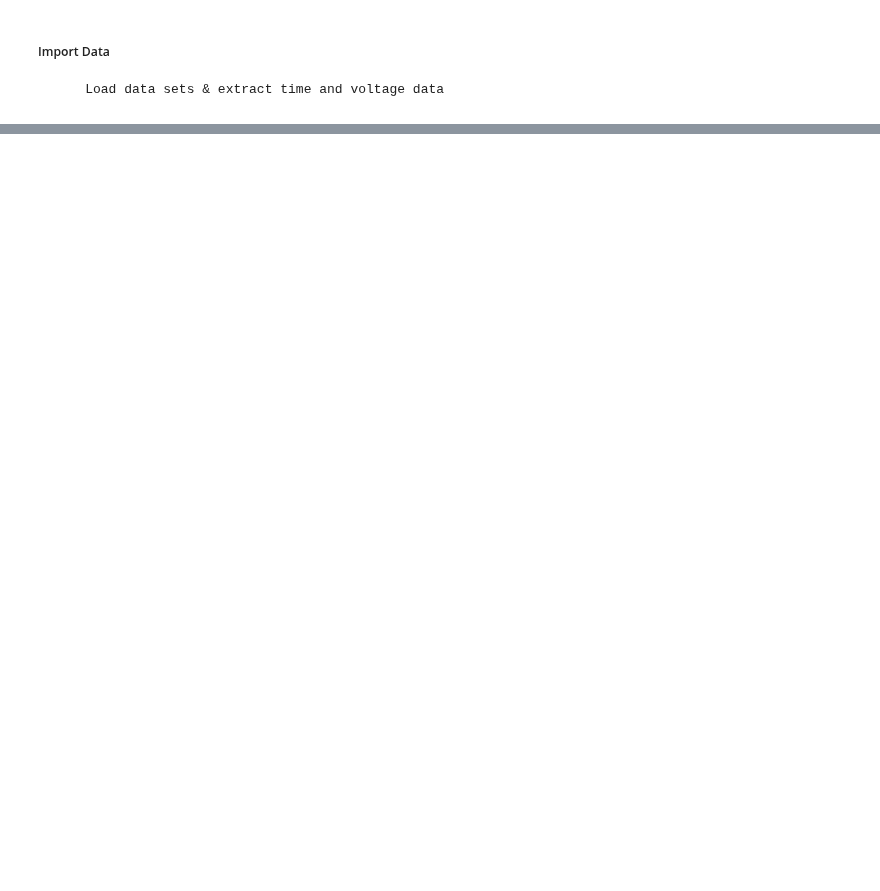
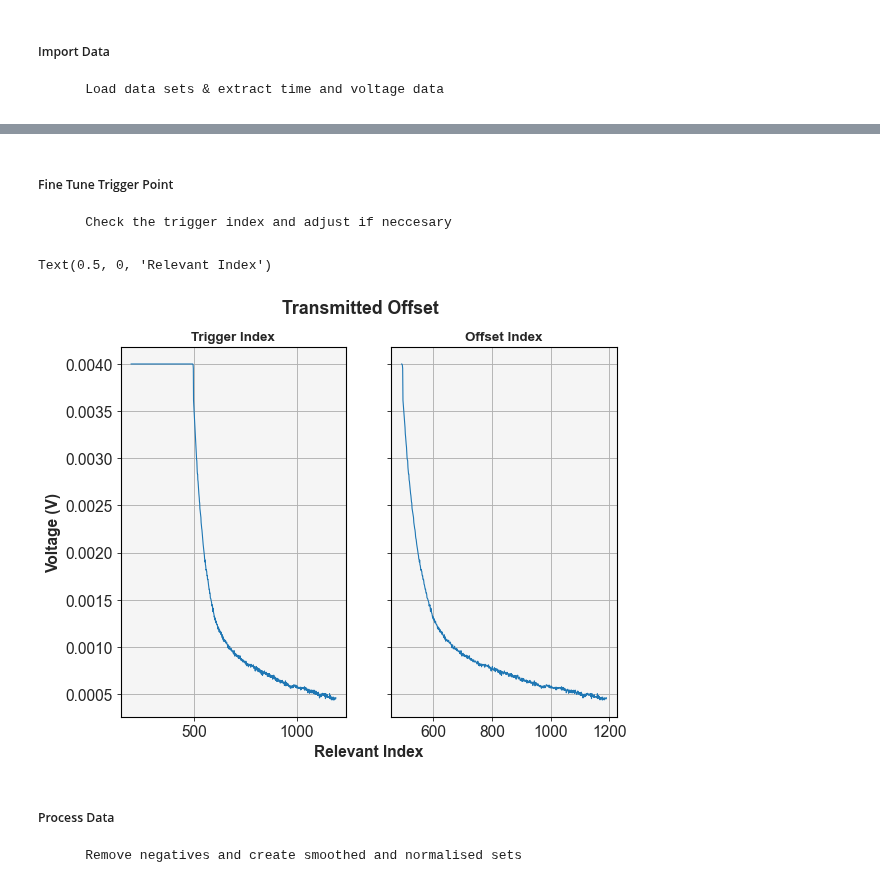
Before and after one commit to SMK-UK/Spectroscopy, a Jupyter notebook: T1_Analysis.ipynb, the cells around one changed output, grey strips where cells are left out. Drawn from its saved outputs; the diff is of its cells as text; code cells hidden in the pictures; blank space fills up the shorter version.

```diff
--- a/T1_Analysis.ipynb
+++ b/T1_Analysis.ipynb
@@ -80,0 +48,32 @@ test, error
+# %% [markdown]
+
+##### Fine Tune Trigger Point
+
+        Check the trigger index and adjust if neccesary
+# %%
+trig_indexes = [int(sf.find_trigger(trigger_list, np.max(trigger_list) * 0.99)) for trigger_list in trigger_lists]
+end_index = 1000 + trig_indexes[0]
+offset = 300
+plt_idx_trig = [x for x in range(trig_indexes[0], end_index, 1)]
+plt_idx_off = [x for x in range(trig_indexes[0]+offset, end_index, 1)]
+
+fig, ax = mp.subplots(ncols=2, sharey='all')
+fig.suptitle('Transmitted Offset')
+ax[0].set_title('Trigger Index')
+ax[0].set_ylabel('Voltage (V)')
+ax[0].plot(plt_idx_trig, transmitted_lists[0][trig_indexes[0]:end_index])
+ax[1].set_title('Offset Index')
+ax[1].plot(plt_idx_off, transmitted_lists[0][trig_indexes[0]+offset:end_index])
+# add larger subplot to provide common axis labels
+fig.add_subplot(111, frameon=False)
+mp.tick_params(labelcolor='none', which='both', top=False, bottom=False, left=False, right=False)
+mp.grid(visible=False)
+mp.xlabel('Relevant Index')
+# %% [output]
+Text(0.5, 0, 'Relevant Index')
+[figure, added]
+# %% [markdown]
+
+##### Process Data
+
+        Remove negatives and create smoothed and normalised sets
```
Also changed, not shown: parts of 20 cells of this notebook, 35 other files.
